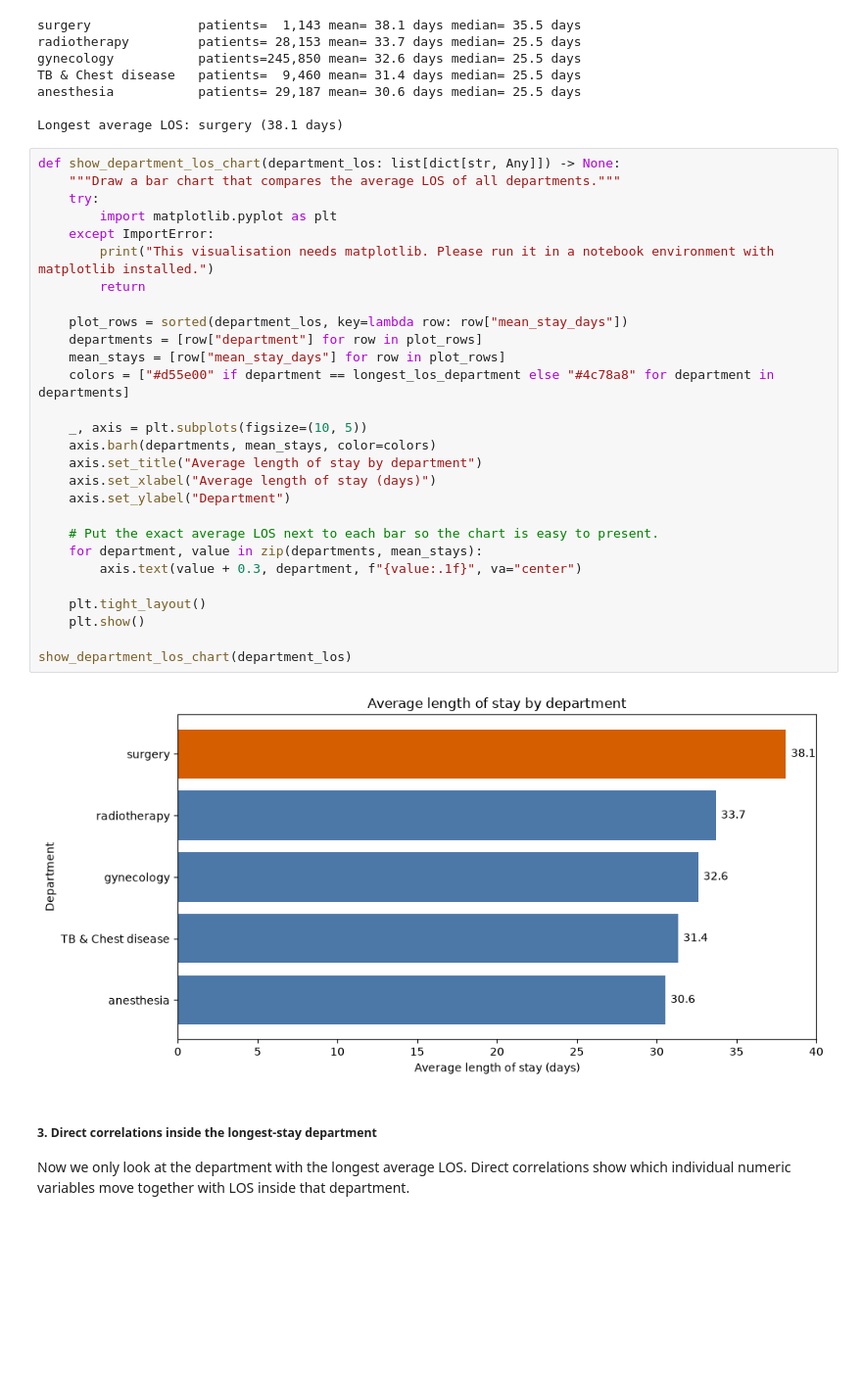
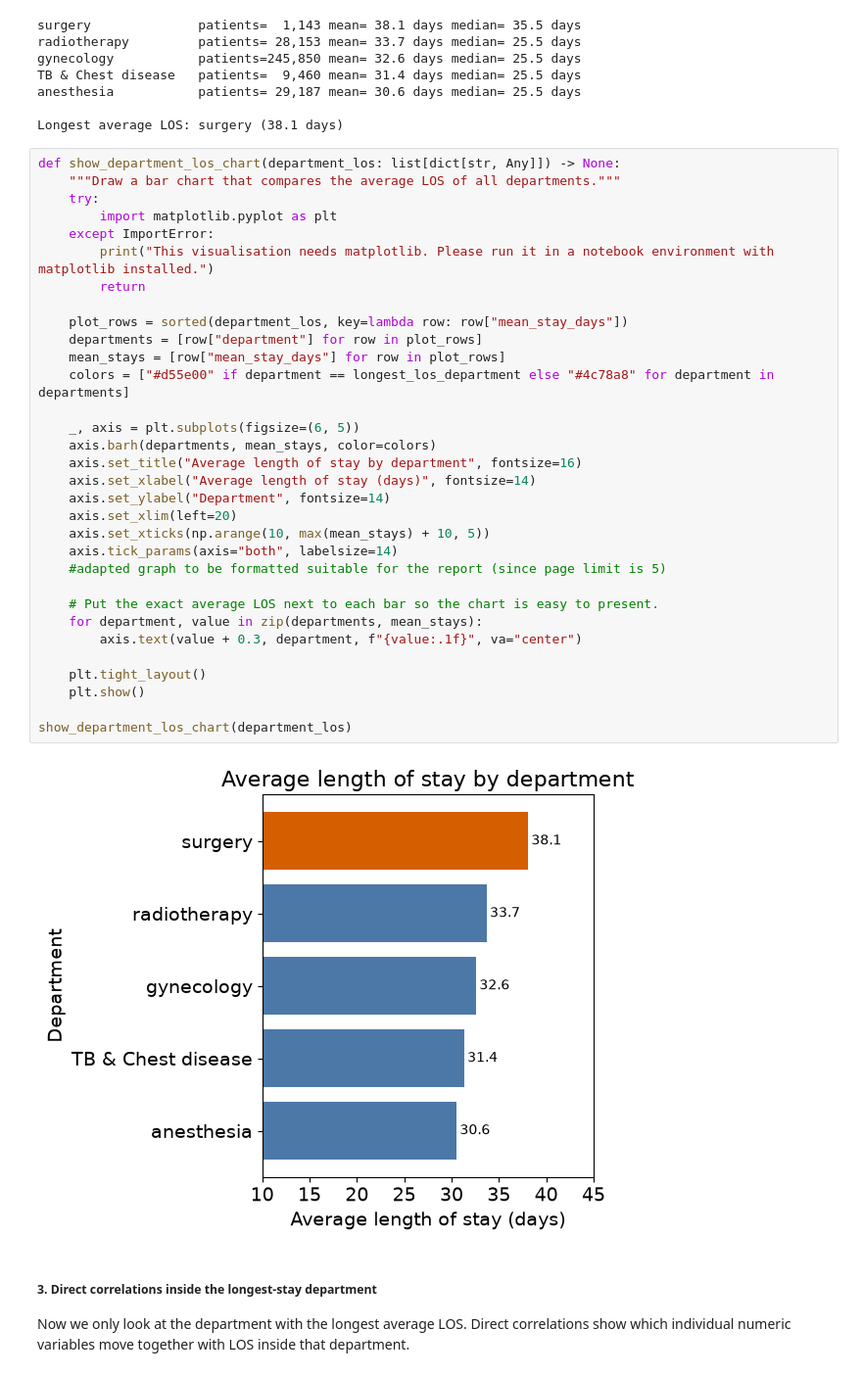
Before and after one commit to JNAUS23/programming_TUM, a Jupyter notebook: joined2.ipynb, the cells around one changed output. Shown at 98% size. Saved outputs shown, nothing was run; the diff lists cells and outputs as text; blank space fills up the shorter version.

Commit message:
edit visuals, added conclusion for ml model, change uml

```diff
--- a/joined2.ipynb
+++ b/joined2.ipynb
@@ -295,33 +299,37 @@ Longest average LOS: surgery (38.1 days)
 # %%
 def show_department_los_chart(department_los: list[dict[str, Any]]) -> None:
     """Draw a bar chart that compares the average LOS of all departments."""
     try:
         import matplotlib.pyplot as plt
     except ImportError:
         print("This visualisation needs matplotlib. Please run it in a notebook environment with matplotlib installed.")
         return
 
     plot_rows = sorted(department_los, key=lambda row: row["mean_stay_days"])
     departments = [row["department"] for row in plot_rows]
     mean_stays = [row["mean_stay_days"] for row in plot_rows]
     colors = ["#d55e00" if department == longest_los_department else "#4c78a8" for department in departments]
 
-    _, axis = plt.subplots(figsize=(10, 5))
+    _, axis = plt.subplots(figsize=(6, 5))
     axis.barh(departments, mean_stays, color=colors)
-    axis.set_title("Average length of stay by department")
-    axis.set_xlabel("Average length of stay (days)")
-    axis.set_ylabel("Department")
+    axis.set_title("Average length of stay by department", fontsize=16)
+    axis.set_xlabel("Average length of stay (days)", fontsize=14)
+    axis.set_ylabel("Department", fontsize=14)
+    axis.set_xlim(left=20)
+    axis.set_xticks(np.arange(10, max(mean_stays) + 10, 5))
+    axis.tick_params(axis="both", labelsize=14)
+    #adapted graph to be formatted suitable for the report (since page limit is 5)
 
     # Put the exact average LOS next to each bar so the chart is easy to present.
     for department, value in zip(departments, mean_stays):
         axis.text(value + 0.3, department, f"{value:.1f}", va="center")
 
     plt.tight_layout()
     plt.show()
 
 show_department_los_chart(department_los)
 # %% [output]
-[figure, old version]
+[figure, new version]
 # %% [markdown]
 ##### **3. Direct correlations inside the longest-stay department**
 
```
Also changed, not shown: parts of 12 cells of this notebook, 4 other files.
